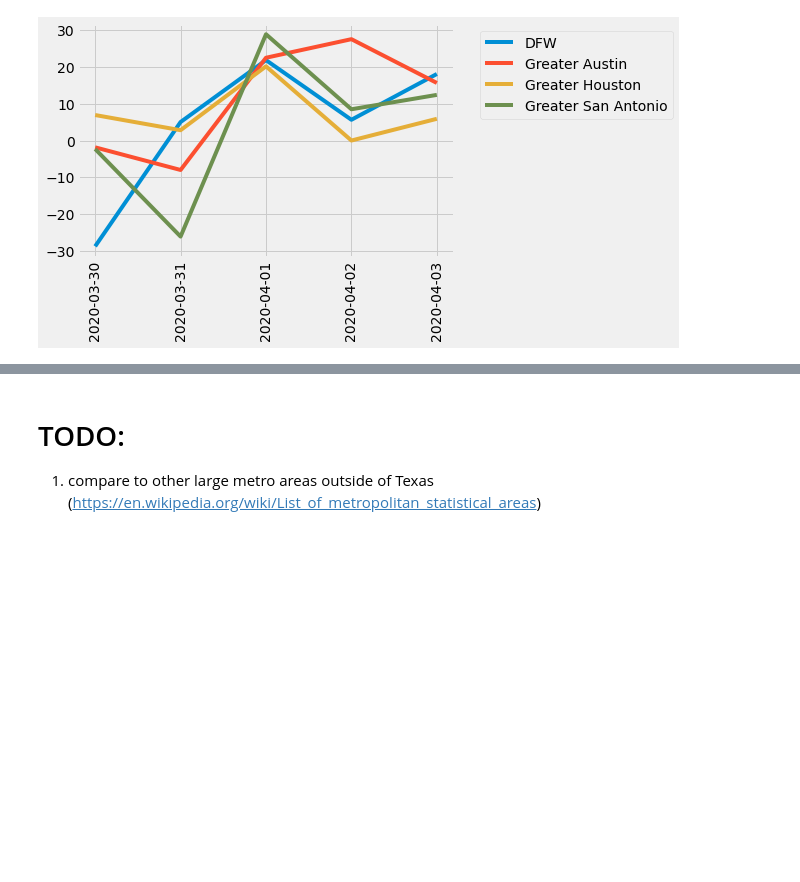
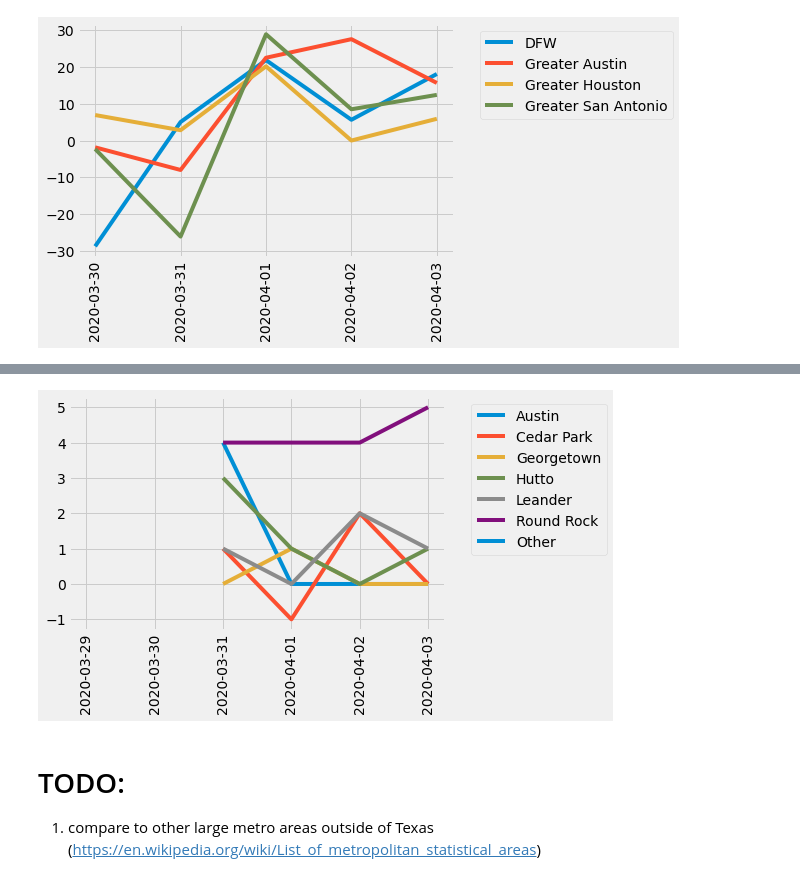
Before and after one commit to RasterBurn/texascovid19, a Jupyter notebook: notebooks/01_plots.ipynb, the cells around one changed output, grey strips where cells are left out. Drawn from its saved outputs; the diff is of its cells as text; code cells hidden in the pictures; blank space fills up the shorter version.

```diff
--- a/notebooks/01_plots.ipynb
+++ b/notebooks/01_plots.ipynb
@@ -145,3 +172,13 @@ for metro in df_metro.index:
+# %%
+df_wilco_daily = df_wilco_timeseries - df_wilco_timeseries.shift(axis=1)
+# %%
+for city in df_wilco_daily.index:
+    line = plt.plot(df_wilco_daily.columns, df_wilco_daily.loc[city], label=city)
+    color = line[0].get_color()
+    plt.legend(bbox_to_anchor=(1.05, 1))
+    plt.xticks(rotation=90)
+# %% [output]
+[figure, added]
 # %% [markdown]
 # TODO:
 
```
Also changed, not shown: parts of 15 cells of this notebook, 1 other file.
